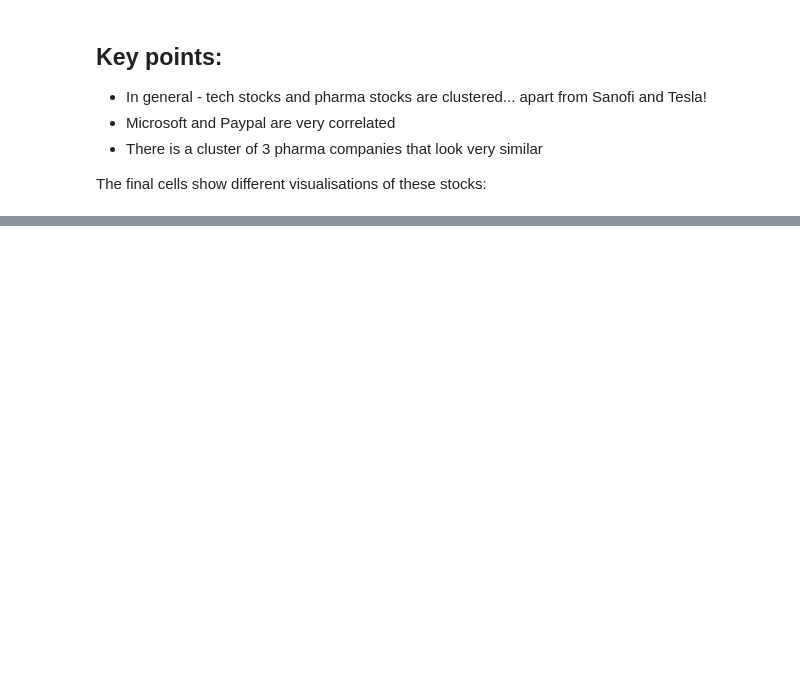
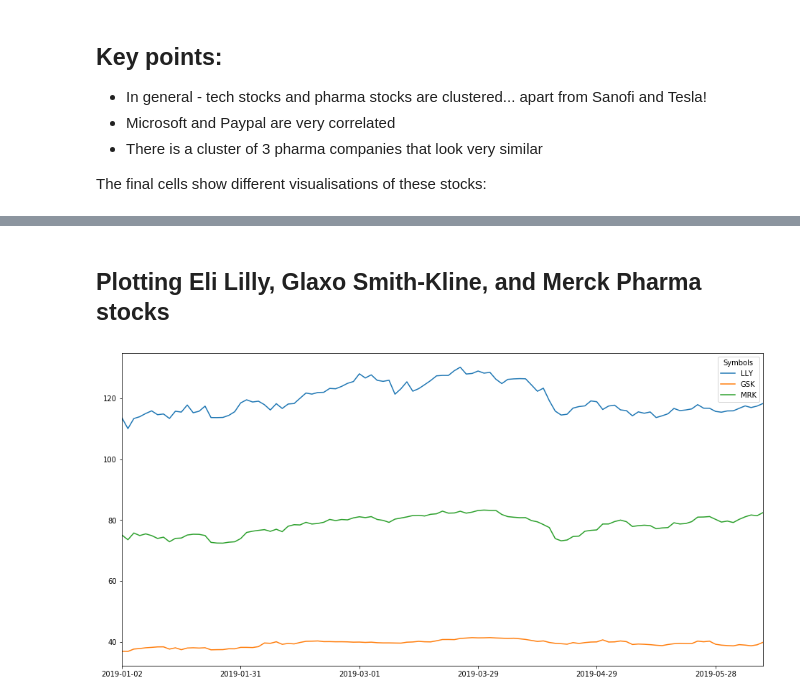
Before and after one commit to timvg80/pydata_cardiff_workshop1, a Jupyter notebook: eda_clustering_notebook.ipynb, the cells around one changed output, grey strips where cells are left out. Saved outputs shown, nothing was run; the diff lists cells and outputs as text; code cells hidden in the pictures; blank space fills up the shorter version.

```diff
--- a/eda_clustering_notebook.ipynb
+++ b/eda_clustering_notebook.ipynb
@@ -678,0 +809,8 @@ pypl_qf.iplot()
+# %% [markdown]
+## Plotting Eli Lilly, Glaxo Smith-Kline, and Merck Pharma stocks
+# %%
+fig, ax = plt.subplots(figsize=(16, 8))
+stock_df['close'][['LLY', 'GSK', 'MRK']].plot(ax=ax)
+ax.set_xlabel('');
+# %% [output]
+[figure, added]
```
Also changed, not shown: parts of 75 cells of this notebook.
